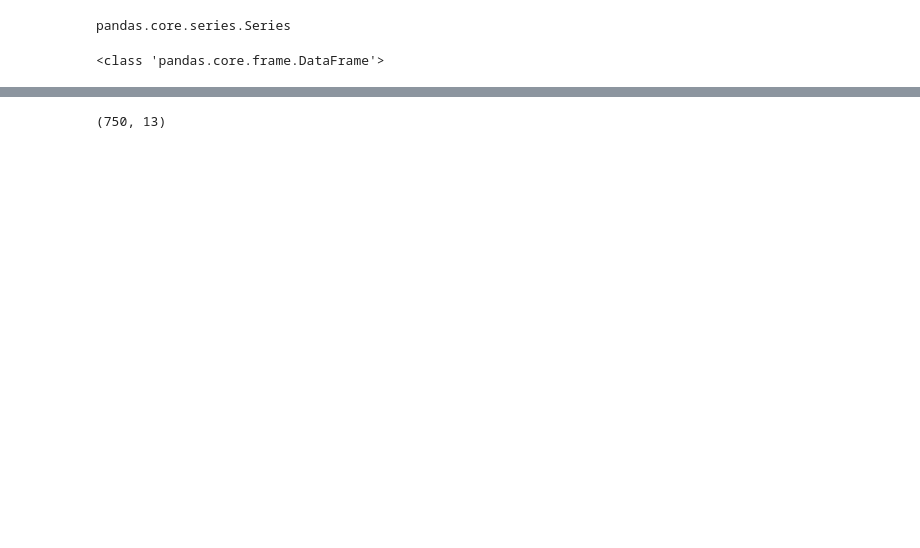
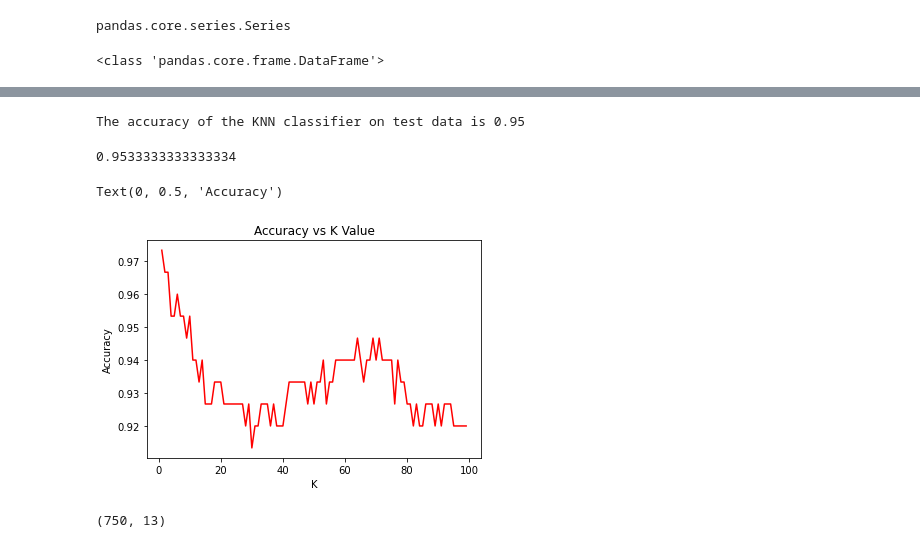
Before and after one commit to Misperia/FDS_project_2023, a Jupyter notebook: notebook.ipynb, the cells around one changed output, grey strips where cells are left out. Cells and saved outputs as stored; diff of their text form; code cells hidden in the pictures; blank space fills up the shorter version.

```diff
--- a/notebook.ipynb
+++ b/notebook.ipynb
@@ -978,0 +1026,12 @@ df_merged.head()
+# %%
+#seperate the data into features and labels
+df_new_labels = df_new_2['Rating_class']
+df_new_features = df_new_2.drop(['Rating_class','Title', 'Year', 'Revenue','Rank','Genre', 'Description', 'Director', 'Actors', 'Runtime', 'Votes', 'Revenue'], axis=1)
+# %%
+standardiser_new = StandardScaler()
+df_new_features_standardised = standardiser_new.fit_transform(df_new_features)
+# %%
+df_new_features_standardised_train, df_new_features_standardised_test, df_new_labels_train, df_new_labels_test = train_test_split(df_new_features_standardised,df_new_labels,test_size=0.2)
+# %%
+knn_new = KNeighborsClassifier()
+knn_new.fit(df_new_features_standardised_train, df_new_labels_train)
@@ -979,3 +1055,27 @@ df_merged.head()
+# %%
+print('The accuracy of the KNN classifier on test data is {:.2f}'.format(knn_new.score(df_new_features_standardised_test, df_new_labels_test)))
+# %% [output]
+The accuracy of the KNN classifier on test data is 0.95
+# %%
+metrics.accuracy_score(df_new_labels_test, knn_new.predict(df_new_features_standardised_test))
+# %% [output]
+0.9533333333333334
+# %%
+#run knn 100 times each time with a different n_neighbours value
+accuracy_new = []
+for k in range(1,100):
+    knn_new = KNeighborsClassifier(n_neighbors=k)
+    knn_new.fit(df_new_features_standardised_train, df_new_labels_train)
+    df_new_predict = knn_new.predict(df_new_features_standardised_test)
+    accuracy_new.append(metrics.accuracy_score(df_new_labels_test, df_new_predict))
+
+plt.plot(range(1,100), accuracy_new, color='red')
+plt.title('Accuracy vs K Value')
+plt.xlabel('K')
+plt.ylabel('Accuracy')
+# %% [output]
+Text(0, 0.5, 'Accuracy')
+[figure, added]
 # %%
 df_merged.shape
 # %% [output]
```
Also changed, not shown: parts of 39 cells of this notebook.
